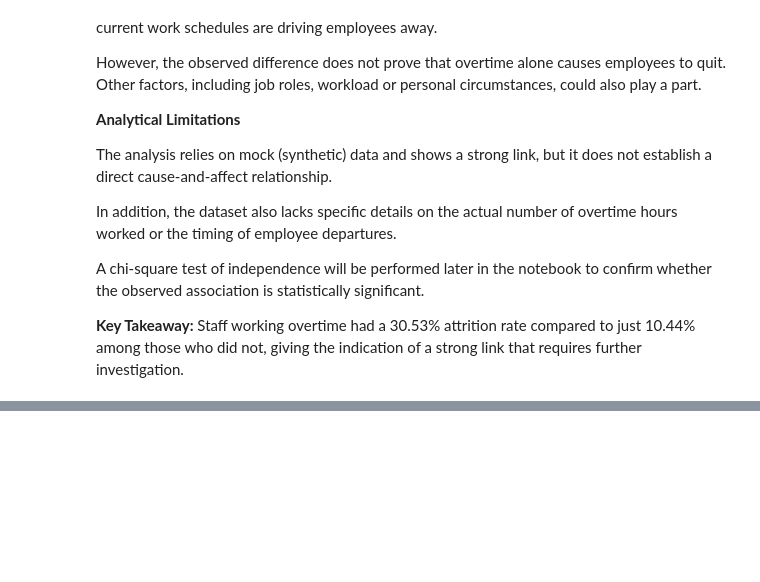
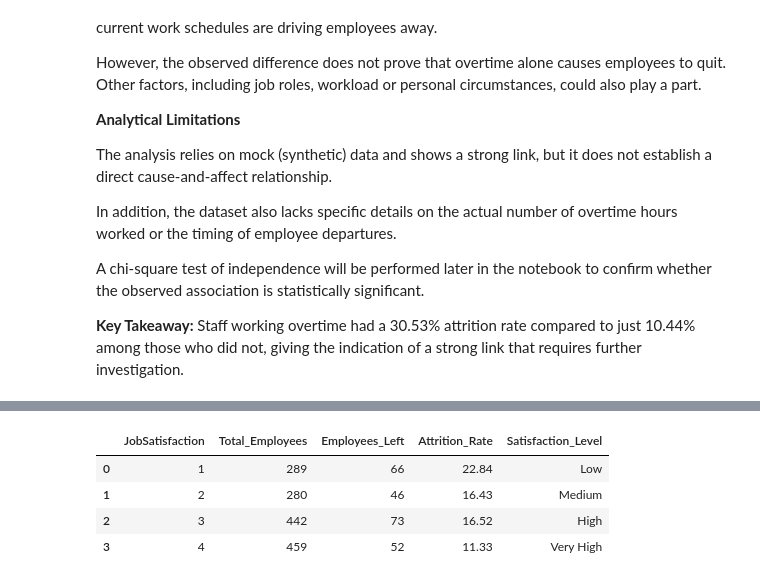
Before and after one commit to Mumtazib01/Employee-Attrition-Analytics, a Jupyter notebook: jupyter_notebooks/jupyter_notebooks/02_Exploratory_Data_Analysis.ipynb, the cells around one changed output, grey strips where cells are left out. Drawn from its saved outputs; the diff is of its cells as text; code cells hidden in the pictures; blank space fills up the shorter version.

Commit message:
feat: calculate job satisfaction attrition rates

```diff
--- a/jupyter_notebooks/jupyter_notebooks/02_Exploratory_Data_Analysis.ipynb
+++ b/jupyter_notebooks/jupyter_notebooks/02_Exploratory_Data_Analysis.ipynb
@@ -594,0 +628,38 @@ A chi-square test of independence will be performed later in the notebook to con
+# %%
+# Group employees by job satisfaction level
+satisfaction_attrition = (
+    df.groupby("JobSatisfaction")
+    .agg(
+        Total_Employees=("EmployeeNumber", "count"),
+        Employees_Left=("Attrition_Flag", "sum"),
+        Attrition_Rate=("Attrition_Flag", "mean")
+    )
+    .reset_index()
+)
+
+# Convert attrition rates into percentages
+satisfaction_attrition["Attrition_Rate"] = (
+    satisfaction_attrition["Attrition_Rate"] * 100
+).round(2)
+
+# Add descriptive labels for each satisfaction level
+satisfaction_labels = {
+    1: "Low",
+    2: "Medium",
+    3: "High",
+    4: "Very High"
+}
+
+satisfaction_attrition["Satisfaction_Level"] = (
+    satisfaction_attrition["JobSatisfaction"]
+    .map(satisfaction_labels)
+)
+
+# Display the results
+display(satisfaction_attrition)
+# %% [output]
+|  | JobSatisfaction | Total_Employees | Employees_Left | Attrition_Rate | Satisfaction_Level |
+| 0 | 1 | 289 | 66 | 22.84 | Low |
+| 1 | 2 | 280 | 46 | 16.43 | Medium |
+| 2 | 3 | 442 | 73 | 16.52 | High |
+| 3 | 4 | 459 | 52 | 11.33 | Very High |
```
Also changed, not shown: parts of 1 cell of this notebook.
